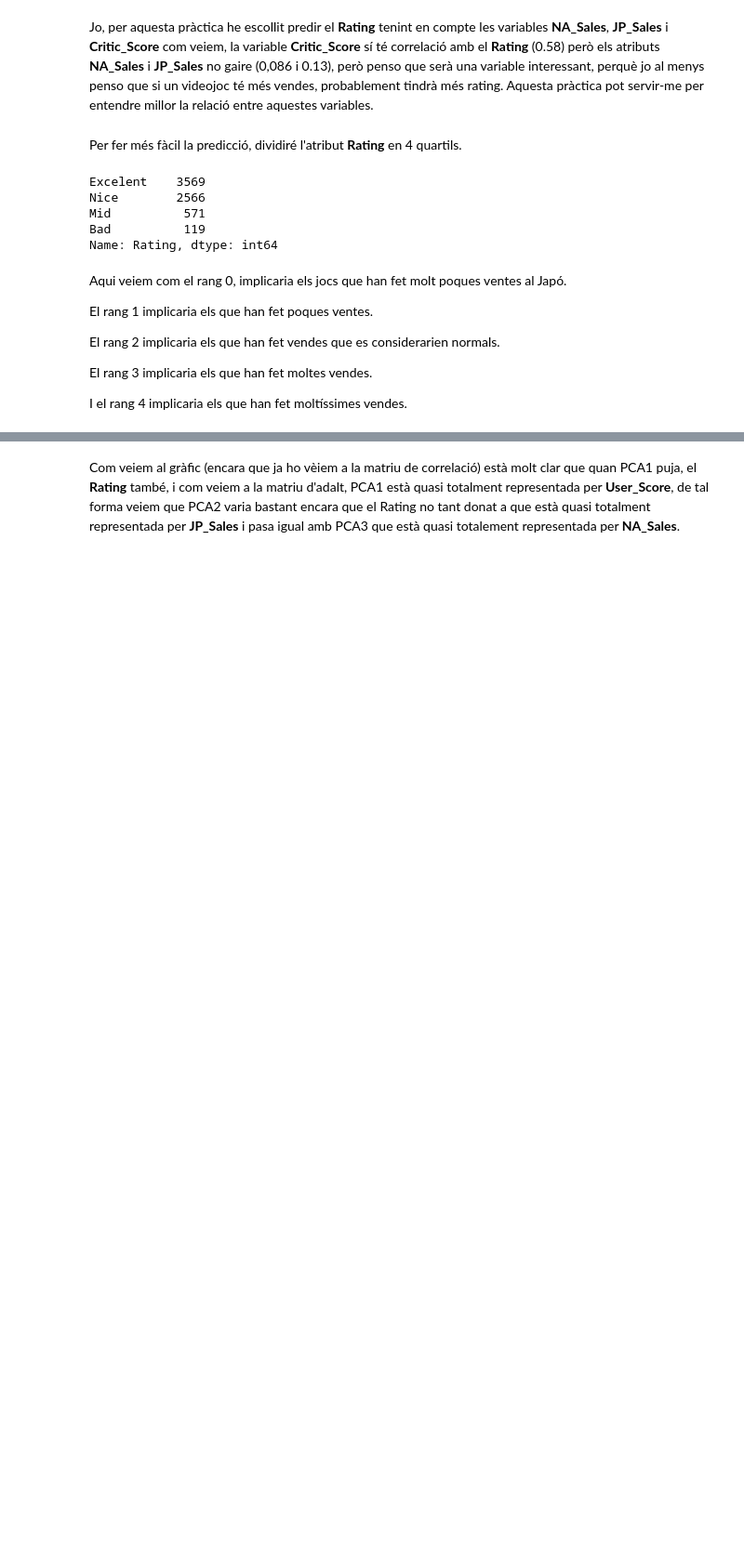
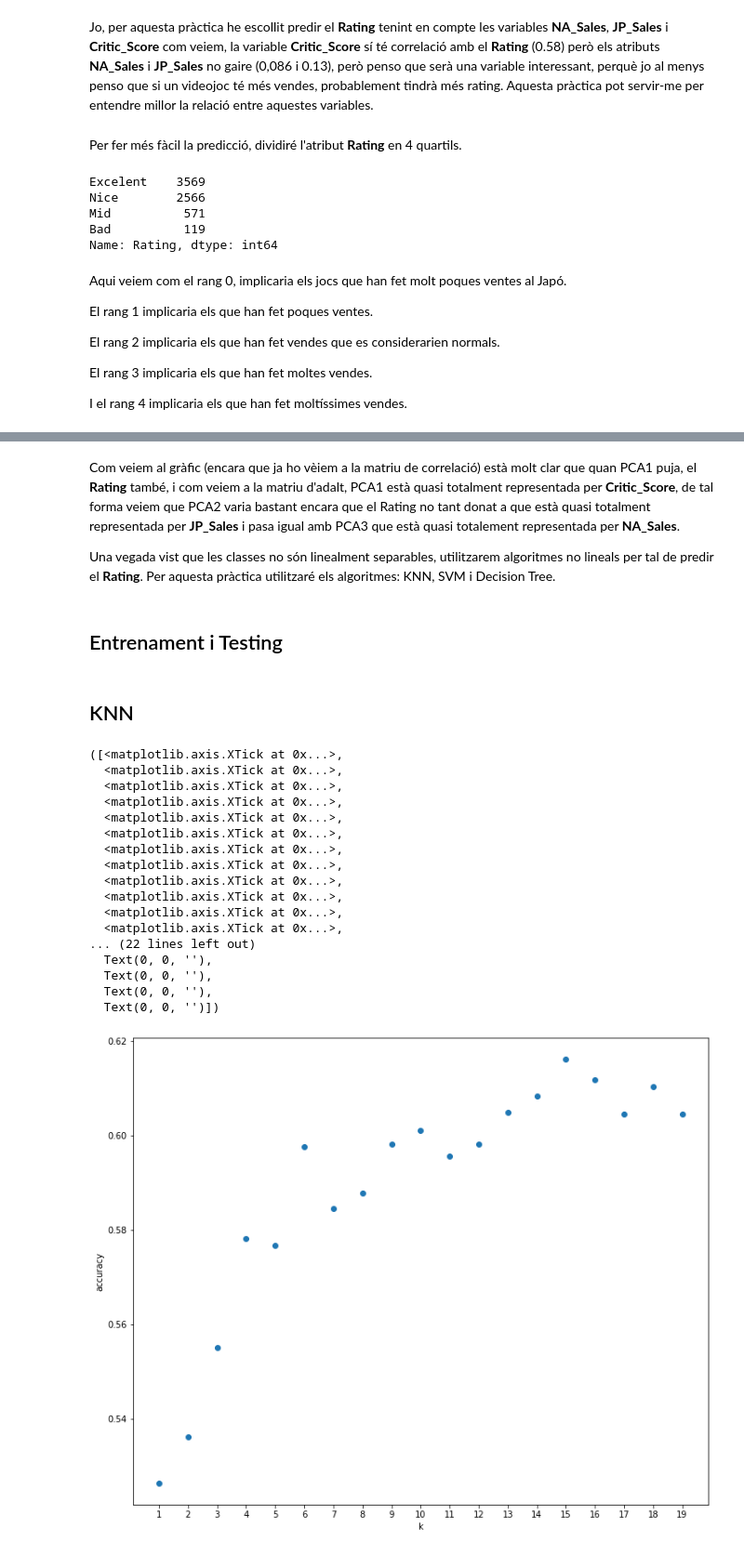
Before and after one commit to saulgordillo/APC_Kaggle, a Jupyter notebook: kaggle.ipynb, the cells around one changed output, grey strips where cells are left out. Shown: that part at 93% size. Cells and saved outputs as stored; diff of their text form; code cells hidden in the pictures; blank space fills up the shorter version.

Commit message:
Starting the training

```diff
--- a/kaggle.ipynb
+++ b/kaggle.ipynb
@@ -358,2 +365,41 @@ print(pca31.components_)
 # %% [markdown]
-Com veiem al gràfic (encara que ja ho vèiem a la matriu de correlació) està molt clar que quan PCA1 puja, el **Rating** també, i com veiem a la matriu d'adalt, PCA1 està quasi totalment representada per **User_Score**, de tal forma veiem que PCA2 varia bastant encara que el Rating no tant donat a que està quasi totalment representada per **JP_Sales** i pasa igual amb PCA3 que està quasi totalement representada per **NA_Sales**.
+Com veiem al gràfic (encara que ja ho vèiem a la matriu de correlació) està molt clar que quan PCA1 puja, el **Rating** també, i com veiem a la matriu d'adalt, PCA1 està quasi totalment representada per **Critic_Score**, de tal forma veiem que PCA2 varia bastant encara que el Rating no tant donat a que està quasi totalment representada per **JP_Sales** i pasa igual amb PCA3 que està quasi totalement representada per **NA_Sales**.
+
+Una vegada vist que les classes no són linealment separables, utilitzarem algoritmes no lineals per tal de predir el **Rating**. Per aquesta pràctica utilitzaré els algoritmes: KNN, SVM i Decision Tree.
+# %% [markdown]
+## Entrenament i Testing
+# %% [markdown]
+## KNN
+# %%
+k_range = range(1,20)
+score = list()
+
+for k in k_range:
+    knn = KNeighborsClassifier(n_neighbors=k)
+    knn.fit(X_train, y_train)
+    score.append(knn.score(X_test, y_test))
+
+plt.figure(figsize=(12,10))
+plt.xlabel("k")
+plt.ylabel("accuracy")
+plt.scatter(k_range, score)
+plt.xticks(k_range)
+# %% [output]
+([<matplotlib.axis.XTick at 0x...>,
+  <matplotlib.axis.XTick at 0x...>,
+  <matplotlib.axis.XTick at 0x...>,
+  <matplotlib.axis.XTick at 0x...>,
+  <matplotlib.axis.XTick at 0x...>,
+  <matplotlib.axis.XTick at 0x...>,
+  <matplotlib.axis.XTick at 0x...>,
+  <matplotlib.axis.XTick at 0x...>,
+  <matplotlib.axis.XTick at 0x...>,
+  <matplotlib.axis.XTick at 0x...>,
+  <matplotlib.axis.XTick at 0x...>,
+  <matplotlib.axis.XTick at 0x...>,
+... (22 lines left out)
+  Text(0, 0, ''),
+  Text(0, 0, ''),
+  Text(0, 0, ''),
+  Text(0, 0, '')])
+[figure, added]
```
Also changed, not shown: parts of 17 cells of this notebook.
